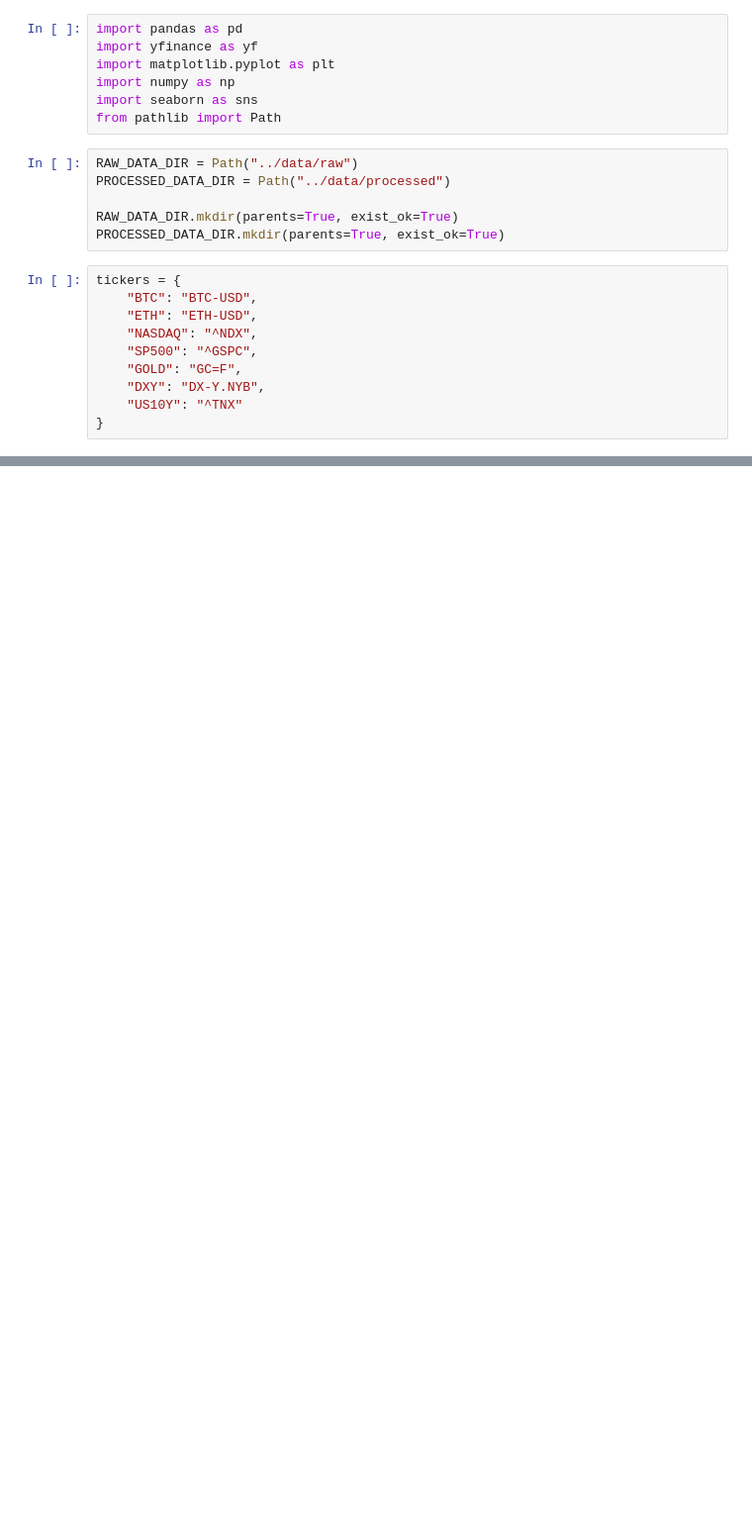
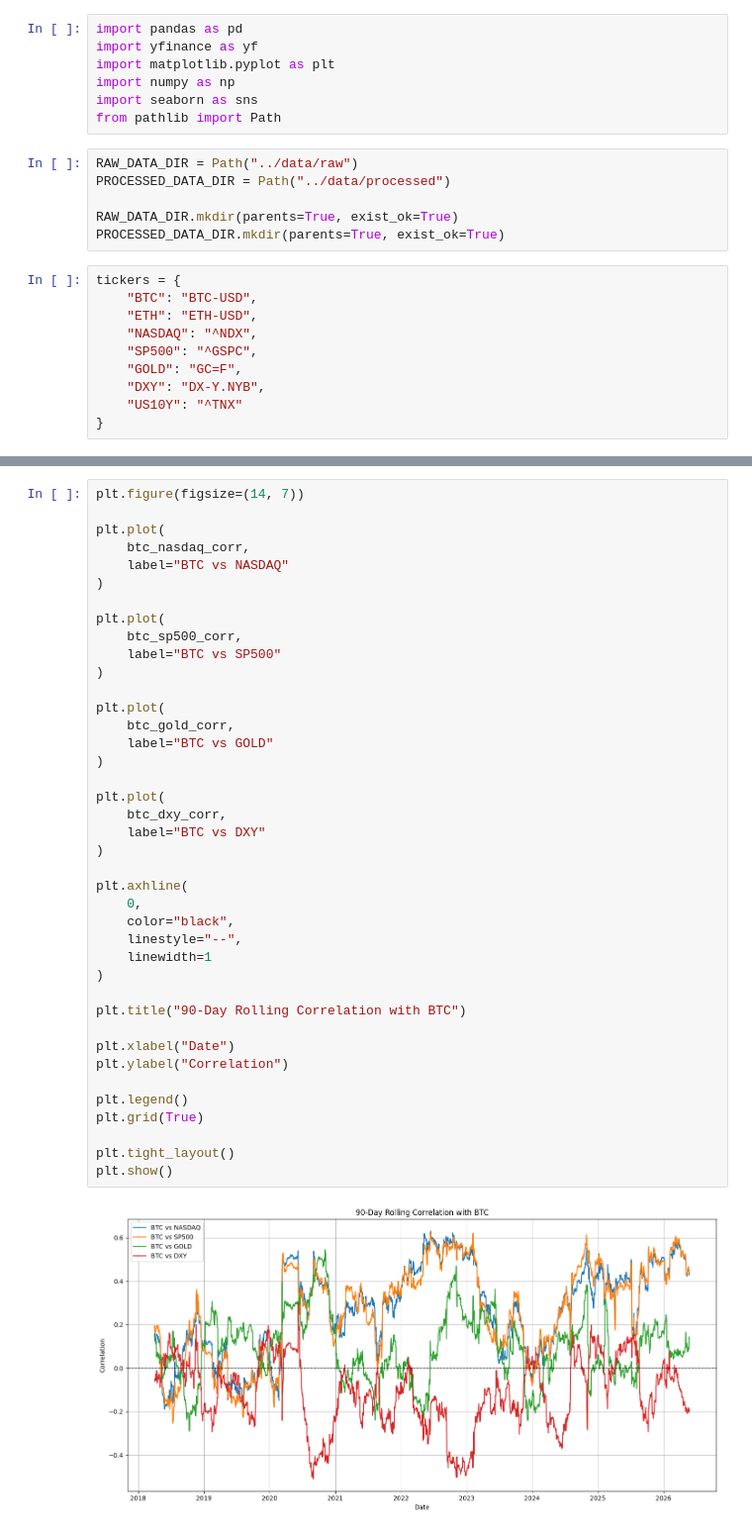
Before and after one commit to rkaban-personal/crypto-macro-correlation-analysis, a Jupyter notebook: notebooks/01_data_collection.ipynb, the cells around one changed output, grey strips where cells are left out. Shown at 99% size. Saved outputs shown, nothing was run; the diff lists cells and outputs as text; blank space fills up the shorter version.

```diff
--- a/notebooks/01_data_collection.ipynb
+++ b/notebooks/01_data_collection.ipynb
@@ -131,0 +287,42 @@ correlation_matrix
+# %%
+plt.figure(figsize=(14, 7))
+
+plt.plot(
+    btc_nasdaq_corr,
+    label="BTC vs NASDAQ"
+)
+
+plt.plot(
+    btc_sp500_corr,
+    label="BTC vs SP500"
+)
+
+plt.plot(
+    btc_gold_corr,
+    label="BTC vs GOLD"
+)
+
+plt.plot(
+    btc_dxy_corr,
+    label="BTC vs DXY"
+)
+
+plt.axhline(
+    0,
+    color="black",
+    linestyle="--",
+    linewidth=1
+)
+
+plt.title("90-Day Rolling Correlation with BTC")
+
+plt.xlabel("Date")
+plt.ylabel("Correlation")
+
+plt.legend()
+plt.grid(True)
+
+plt.tight_layout()
+plt.show()
+# %% [output]
+[figure, added]
```
Also changed, not shown: parts of 23 cells of this notebook, 1 other file.
